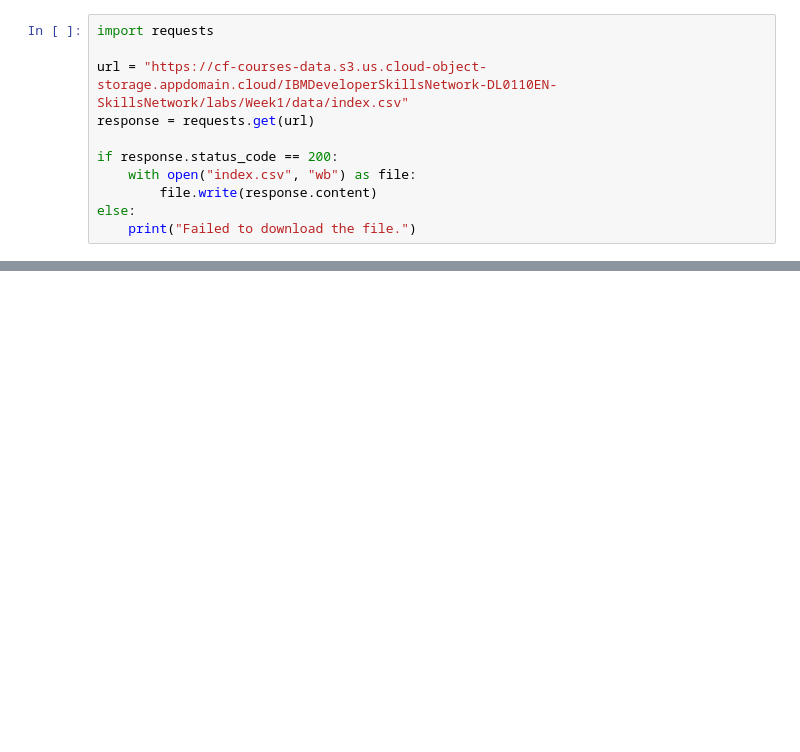
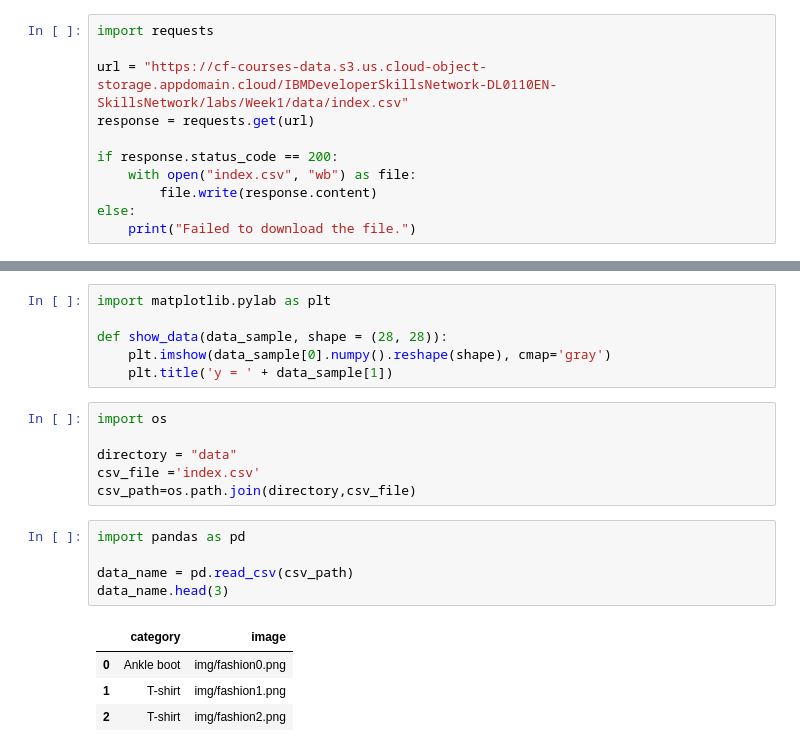
Before and after one commit to tauantorres/deep-neural-networks-with-pytorch, a Jupyter notebook: semana-1-pt-5.ipynb, the cells around one changed output, grey strips where cells are left out. Saved outputs shown, nothing was run; the diff lists cells and outputs as text; blank space fills up the shorter version.

```diff
--- a/semana-1-pt-5.ipynb
+++ b/semana-1-pt-5.ipynb
@@ -31,0 +40,22 @@ else:
+# %%
+import matplotlib.pylab as plt
+
+def show_data(data_sample, shape = (28, 28)):
+    plt.imshow(data_sample[0].numpy().reshape(shape), cmap='gray')
+    plt.title('y = ' + data_sample[1])
+# %%
+import os
+
+directory = "data"
+csv_file ='index.csv'
+csv_path=os.path.join(directory,csv_file)
+# %%
+import pandas as pd
+
+data_name = pd.read_csv(csv_path)
+data_name.head(3)
+# %% [output]
+|  | category | image |
+| 0 | Ankle boot | img/fashion0.png |
+| 1 | T-shirt | img/fashion1.png |
+| 2 | T-shirt | img/fashion2.png |
```
Also changed, not shown: parts of 3 cells of this notebook, 3 other files.
